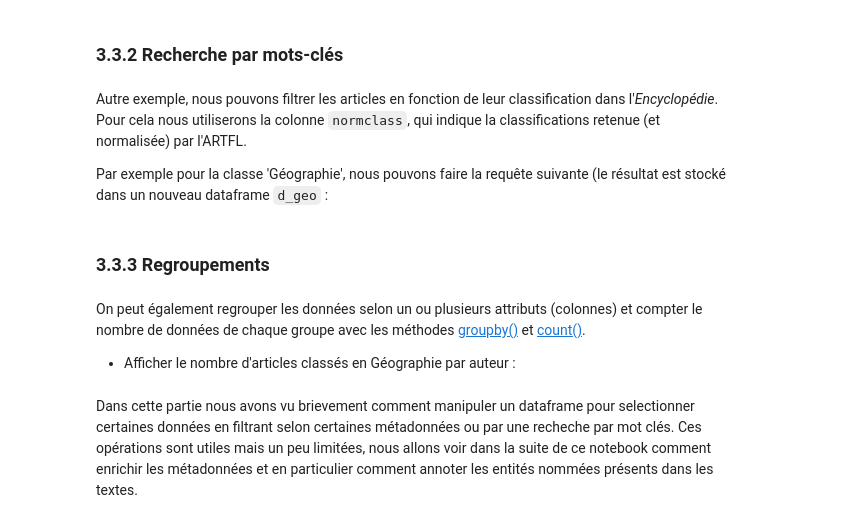
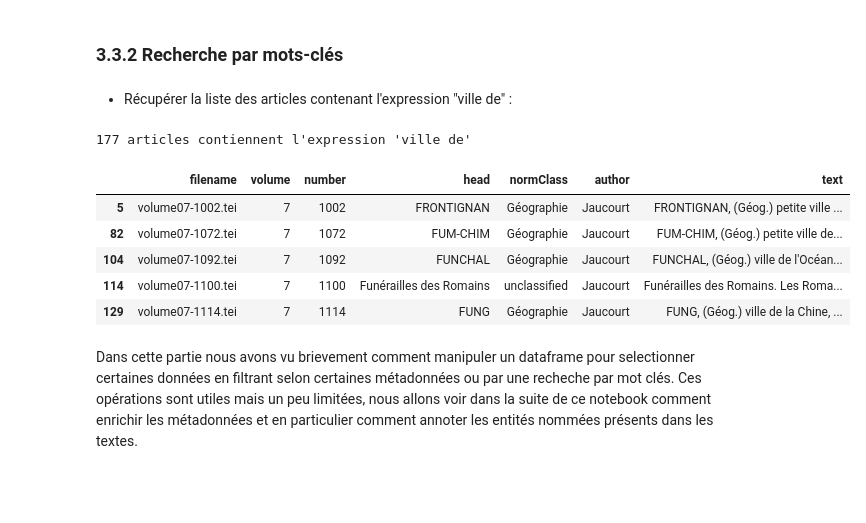
Before and after one commit to ludovicmoncla/tutoriel-geoparsing, a Jupyter notebook: Tutoriel-geoparsing.ipynb, the cells around one changed output. Cells and saved outputs as stored; diff of their text form; code cells hidden in the pictures; blank space fills up the shorter version.

```diff
--- a/Tutoriel-geoparsing.ipynb
+++ b/Tutoriel-geoparsing.ipynb
@@ -93,2 +100,0 @@ On remarque que certaines colonnes ont une donnée manquante (3384 lignes non nu
-# %%
-data_artfl.dropna(inplace=True)     # data_artfl = data_artfl.dropna()
@@ -142,13 +169,20 @@ d_Jaucourt.head()
 # %% [markdown]
 ### 3.3.2 Recherche par mots-clés
-# %% [markdown]
-Autre exemple, nous pouvons filtrer les articles en fonction de leur classification dans l'*Encyclopédie*.
-Pour cela nous utiliserons la colonne `normclass`, qui indique la classifications retenue (et normalisée) par l'ARTFL.
-
-Par exemple pour la classe 'Géographie', nous pouvons faire la requête suivante (le résultat est stocké dans un nouveau dataframe `d_geo` :
+# %% [markdown]
+* Récupérer la liste des articles contenant l'expression "ville de" :
 # %%
-req = 'Géographie'
-d_geo = data_artfl[data_artfl['normClass'].str.contains(req, case=False)]
+req = 'ville de'
+d_res = data_artfl[data_artfl['text'].str.contains(req, case=False)]
 
-n = d_geo.shape[0]
-print(str(n) + ' articles sont classés en '+ req)
+n = d_res.shape[0]
+print(str(n) + " articles contiennent l'expression '"+ req + "'")
+
+d_res.head()
+# %% [output]
+177 articles contiennent l'expression 'ville de'
+|  | filename | volume | number | head | normClass | author | text |
+| 5 | volume07-1002.tei | 7 | 1002 | FRONTIGNAN | Géographie | Jaucourt | FRONTIGNAN, (Géog.) petite ville ... |
+| 82 | volume07-1072.tei | 7 | 1072 | FUM-CHIM | Géographie | Jaucourt | FUM-CHIM, (Géog.) petite ville de... |
+| 104 | volume07-1092.tei | 7 | 1092 | FUNCHAL | Géographie | Jaucourt | FUNCHAL, (Géog.) ville de l'Océan... |
+| 114 | volume07-1100.tei | 7 | 1100 | Funérailles des Romains | unclassified | Jaucourt | Funérailles des Romains. Les Roma... |
+| 129 | volume07-1114.tei | 7 | 1114 | FUNG | Géographie | Jaucourt | FUNG, (Géog.) ville de la Chine, ... |
@@ -161,6 +188,0 @@ print(str(n) + " articles contiennent l'expression '"+ req + "'")
-# %% [markdown]
-### 3.3.3 Regroupements
-# %% [markdown]
-On peut également regrouper les données selon un ou plusieurs attributs (colonnes) et compter le nombre de données de chaque groupe avec les méthodes [groupby()](https://pandas.pydata.org/docs/reference/api/pandas.DataFrame.groupby.html) et [count()](https://pandas.pydata.org/docs/reference/api/pandas.DataFrame.count.html).
-
-* Afficher le nombre d'articles classés en Géographie par auteur :
```
Also changed, not shown: parts of 165 cells of this notebook.
